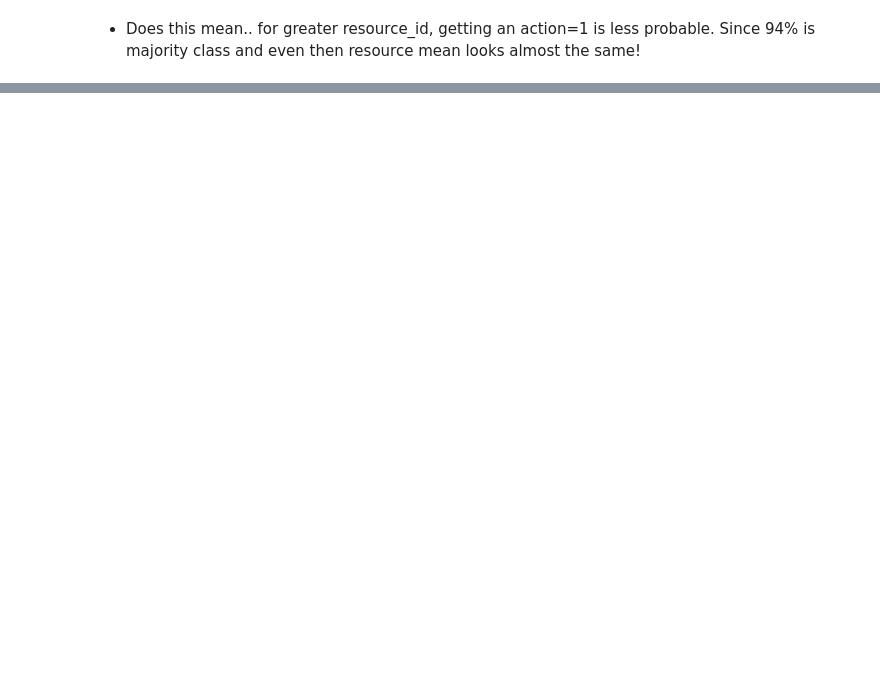
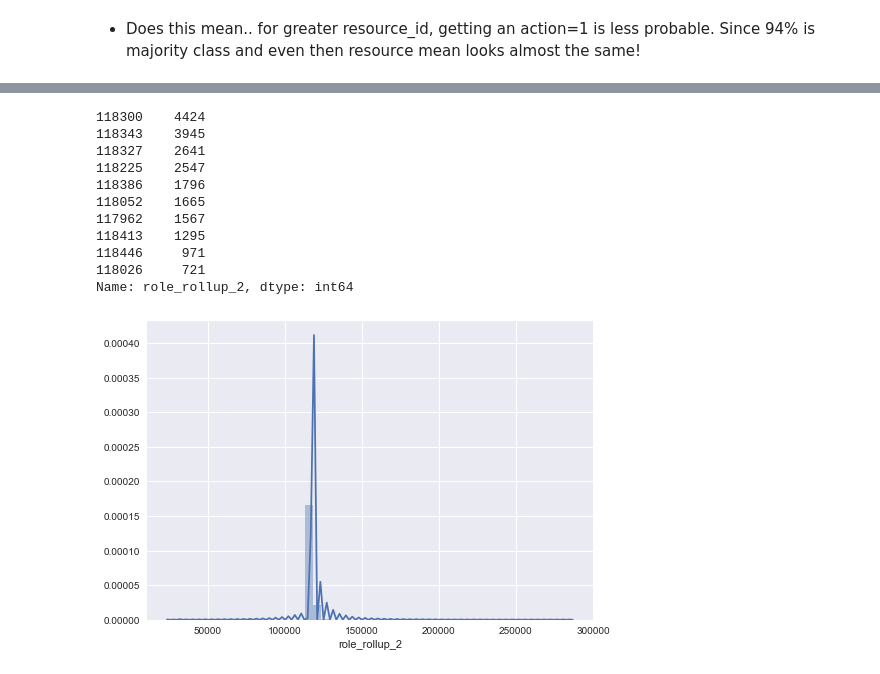
Before and after one commit to Saikiran5669/Amazon-Employee-Access-Challenge, a Jupyter notebook: Amazon-Employee-Access-Challenge.ipynb, the cells around one changed output, grey strips where cells are left out. Cells and saved outputs as stored; diff of their text form; code cells hidden in the pictures; blank space fills up the shorter version.

```diff
--- a/Amazon-Employee-Access-Challenge.ipynb
+++ b/Amazon-Employee-Access-Challenge.ipynb
@@ -108,0 +360,16 @@ amazon-employee-access-challenge
+# %%
+sns.distplot(train['role_rollup_2']);
+train['role_rollup_2'].value_counts()[0:10]
+# %% [output]
+118300    4424
+118343    3945
+118327    2641
+118225    2547
+118386    1796
+118052    1665
+117962    1567
+118413    1295
+118446     971
+118026     721
+Name: role_rollup_2, dtype: int64
+[figure, added]
```
Also changed, not shown: parts of 62 cells of this notebook.
